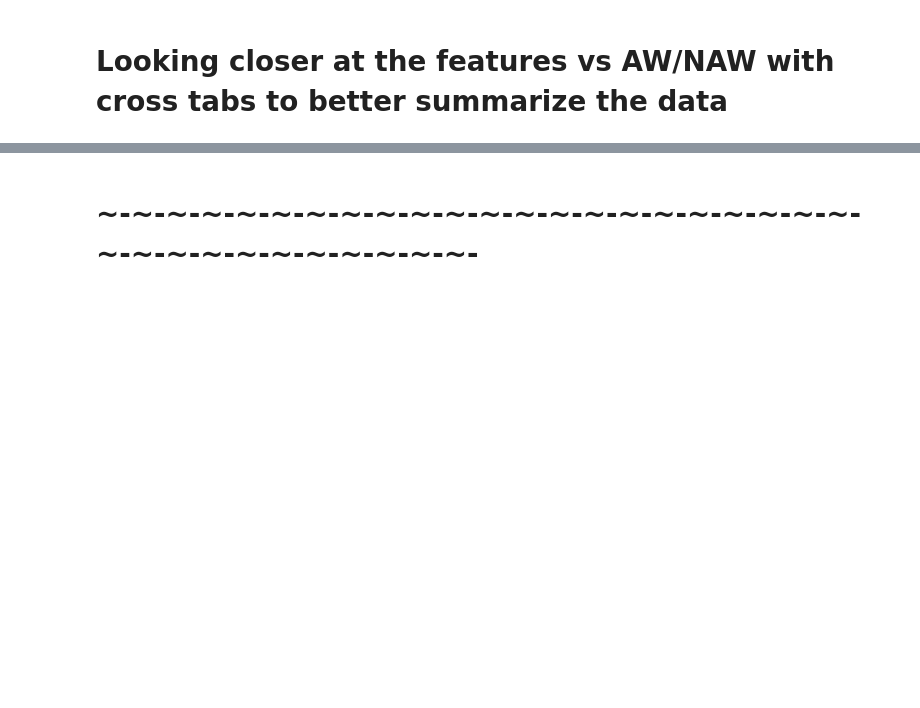
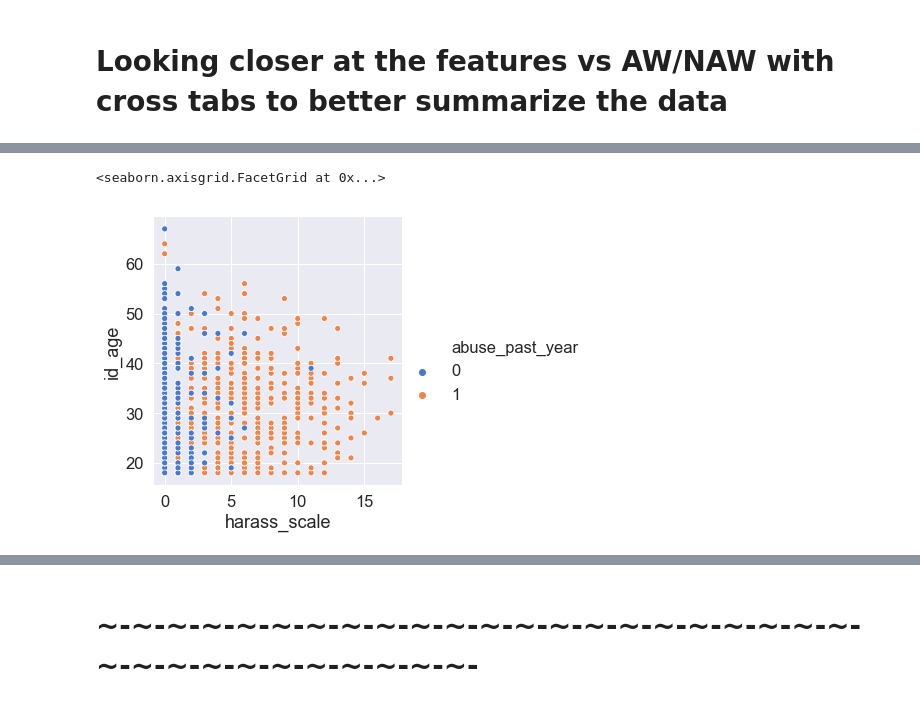
Before and after one commit to codeup-capstone-one/domestic-violence, a Jupyter notebook: Phase_1.ipynb, the cells around one changed output, grey strips where cells are left out. Cells and saved outputs as stored; diff of their text form; code cells hidden in the pictures; blank space fills up the shorter version.

```diff
--- a/Phase_1.ipynb
+++ b/Phase_1.ipynb
@@ -514,0 +562,5 @@ features
+# %%
+sns.relplot(data=dfa, x='harass_scale', y='id_age', hue='abuse_past_year')
+# %% [output]
+<seaborn.axisgrid.FacetGrid at 0x...>
+[figure, added]
```
Also changed, not shown: parts of 15 cells of this notebook.
